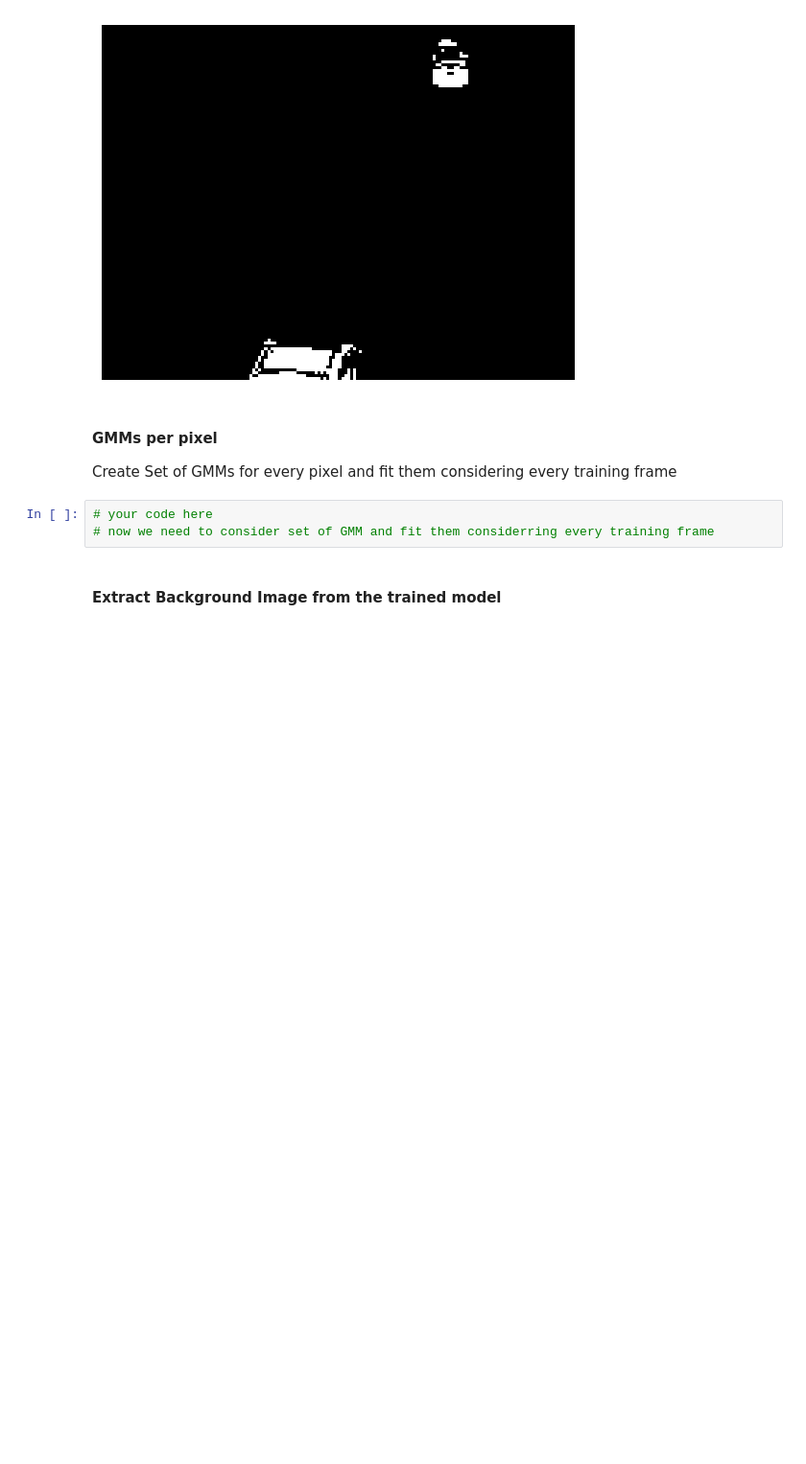
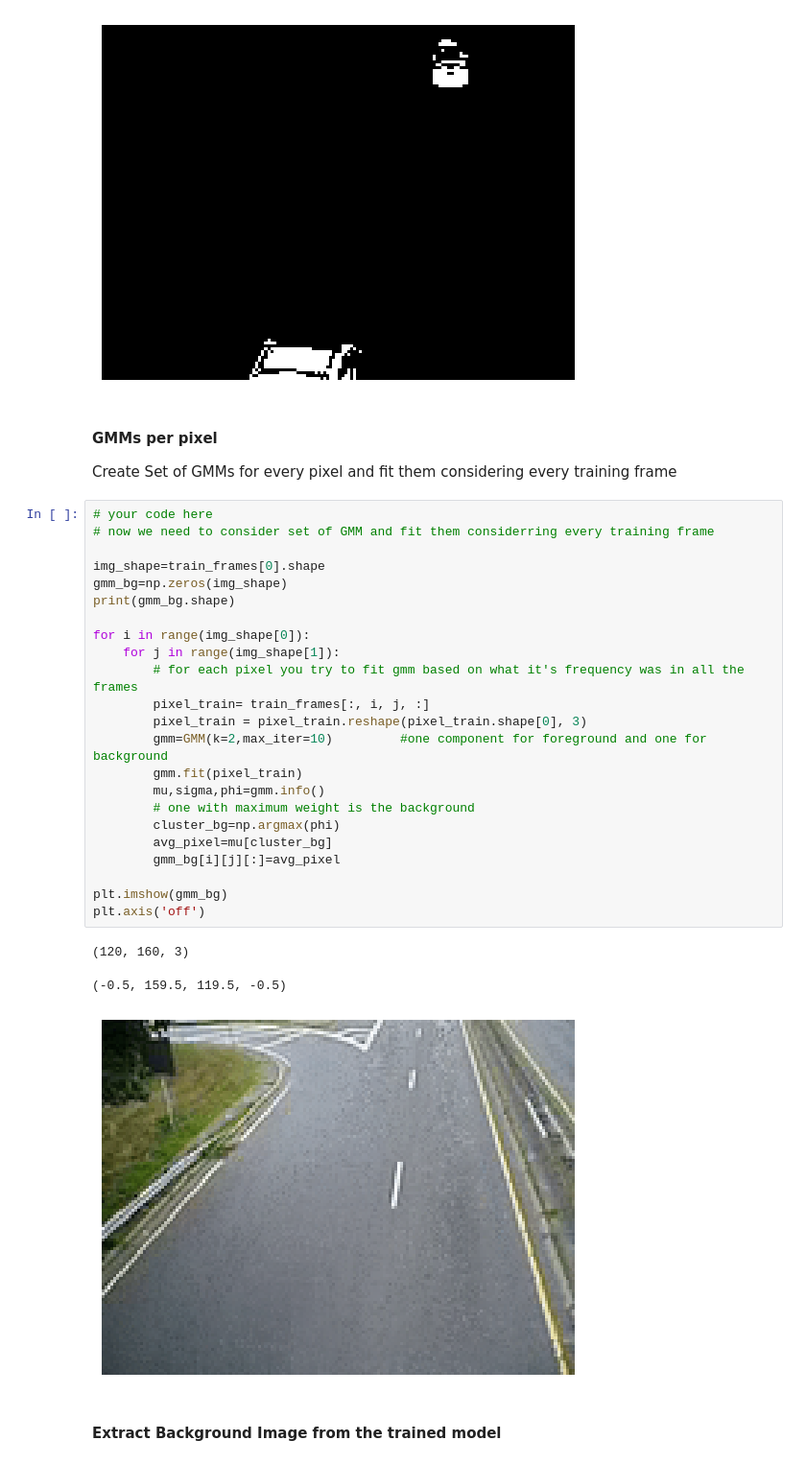
Before and after one commit to oops-moment/SMAI-SEM6, a Jupyter notebook: rollnumber_A2/rollnumber_A2_Q2/Q2.ipynb, the cells around one changed output. Shown at 96% size. Drawn from its saved outputs; the diff is of its cells as text; blank space fills up the shorter version.

```diff
--- a/rollnumber_A2/rollnumber_A2_Q2/Q2.ipynb
+++ b/rollnumber_A2/rollnumber_A2_Q2/Q2.ipynb
@@ -247,6 +252,30 @@ Create Set of GMMs for every pixel and fit them considering every training frame
 # %%
 # your code here
 # now we need to consider set of GMM and fit them considerring every training frame
+
+img_shape=train_frames[0].shape
+gmm_bg=np.zeros(img_shape)
+print(gmm_bg.shape)
+
+for i in range(img_shape[0]):
+    for j in range(img_shape[1]):
+        # for each pixel you try to fit gmm based on what it's frequency was in all the frames
+        pixel_train= train_frames[:, i, j, :]
+        pixel_train = pixel_train.reshape(pixel_train.shape[0], 3)
+        gmm=GMM(k=2,max_iter=10)         #one component for foreground and one for background
+        gmm.fit(pixel_train)
+        mu,sigma,phi=gmm.info()
+        # one with maximum weight is the background
+        cluster_bg=np.argmax(phi)
+        avg_pixel=mu[cluster_bg]
+        gmm_bg[i][j][:]=avg_pixel
+
+plt.imshow(gmm_bg)
+plt.axis('off')
+# %% [output]
+(120, 160, 3)
+(-0.5, 159.5, 119.5, -0.5)
+[figure, added]
 # %% [markdown]
 #### Extract Background Image from the trained model
 # %%
```
Also changed, not shown: parts of 2 cells of this notebook.
